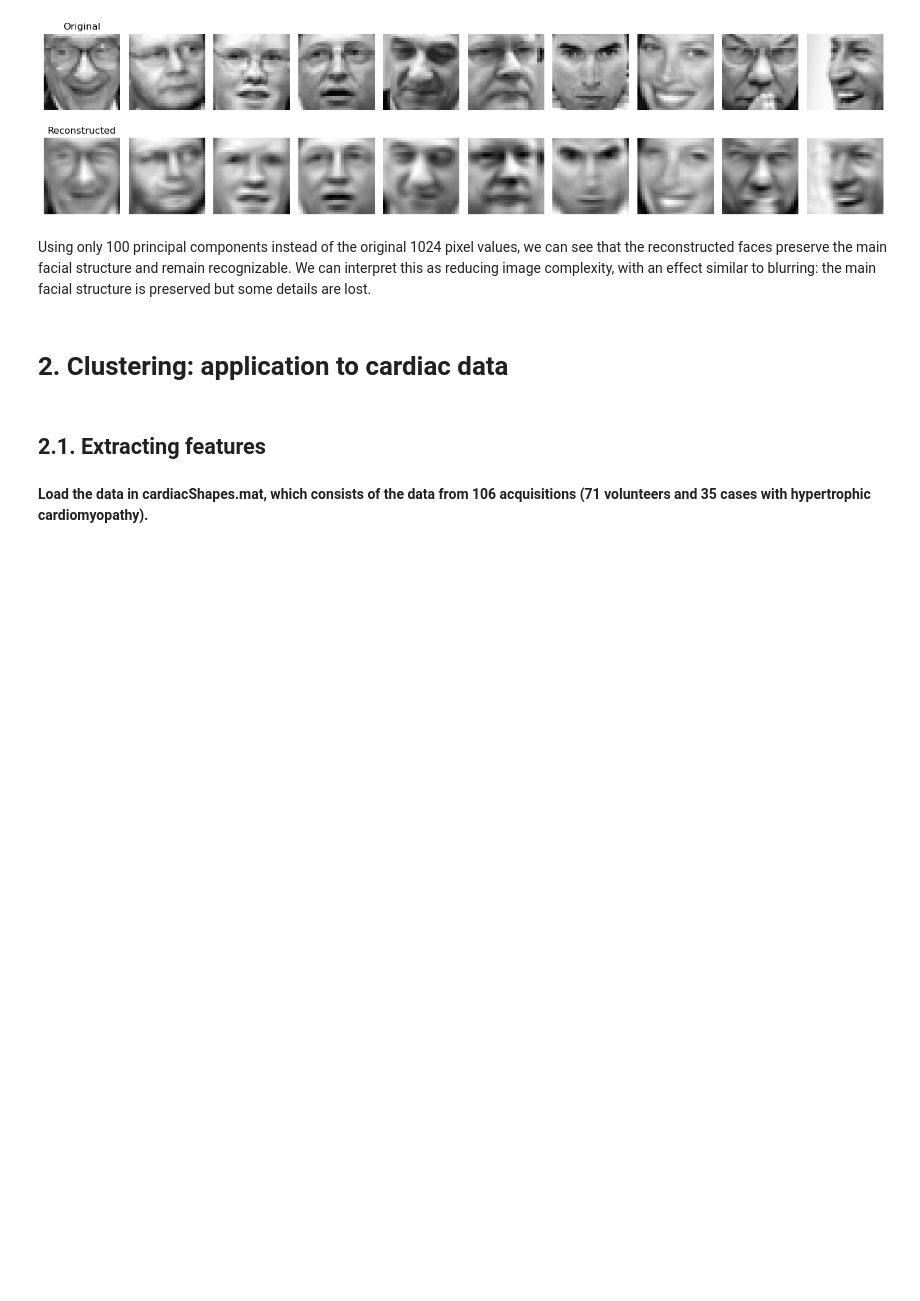
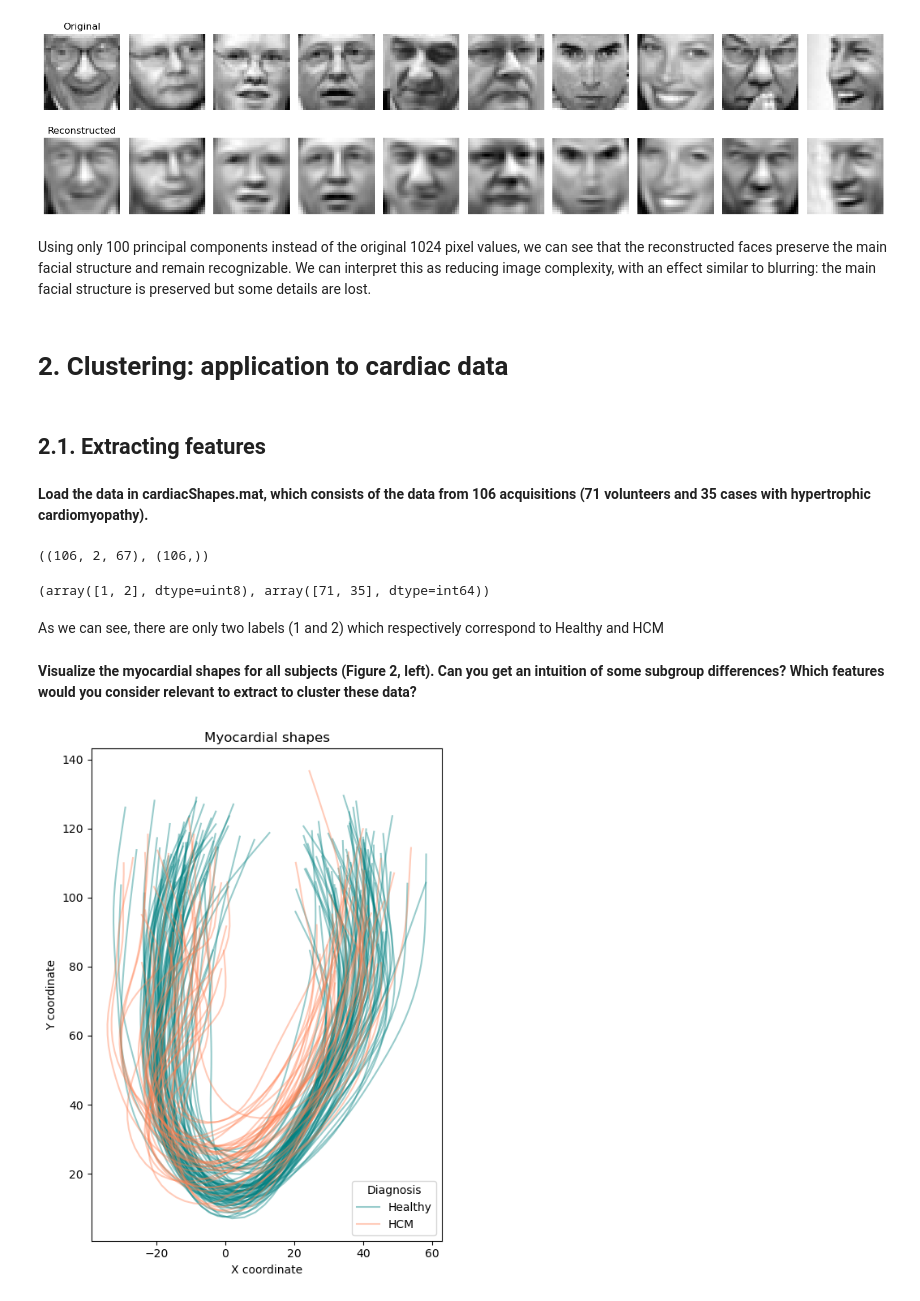
Before and after one commit to pmendez252/data_science-unsupervised_learning, a Jupyter notebook: notebooks/01_first_test_labo.ipynb, the cells around one changed output. Drawn from its saved outputs; the diff is of its cells as text; code cells hidden in the pictures; blank space fills up the shorter version.

```diff
--- a/notebooks/01_first_test_labo.ipynb
+++ b/notebooks/01_first_test_labo.ipynb
@@ -378,3 +379,50 @@ Using only 100 principal components instead of the original 1024 pixel values, w
 ## 2.1. Extracting features
 # %% [markdown]
 **Load the data in cardiacShapes.mat, which consists of the data from 106 acquisitions (71 volunteers and 35 cases with hypertrophic cardiomyopathy).**
+# %%
+data_cardiac = loadmat("../data/cardiacShapes.mat")
+
+X_cardiac = data_cardiac["shapeData"]
+
+y_cardiac = data_cardiac["labelT"].ravel()
+
+X_cardiac.shape, y_cardiac.shape
+# %% [output]
+((106, 2, 67), (106,))
+# %%
+values, counts = np.unique(y_cardiac, return_counts=True)
+
+values, counts
+# %% [output]
+(array([1, 2], dtype=uint8), array([71, 35], dtype=int64))
+# %% [markdown]
+As we can see, there are only two labels (1 and 2) which respectively correspond to Healthy and HCM
+# %% [markdown]
+**Visualize the myocardial shapes for all subjects (Figure 2, left). Can you get an intuition of some subgroup differences? Which features would you consider relevant to extract to cluster these data?**
+# %%
+labels = np.asarray(y_cardiac)
+
+fig, ax = plt.subplots(figsize=(7, 7))
+
+for value, count in zip(values, counts):
+	name, color = ("Healthy", "teal") if count == 71 else ("HCM", "coral")
+	indices = np.flatnonzero(labels == value)
+
+	for j, i in enumerate(indices):
+		ax.plot(
+			X_cardiac[i, 0, :],
+			X_cardiac[i, 1, :],
+			color=color,
+			alpha=0.4,
+			label=name if j == 0 else None,
+		)
+
+ax.set_xlabel("X coordinate")
+ax.set_ylabel("Y coordinate")
+ax.set_title("Myocardial shapes")
+ax.set_aspect("equal")
+ax.legend(title="Diagnosis")
+plt.tight_layout()
+plt.show()
+# %% [output]
+[figure, added]
```
Also changed, not shown: parts of 23 cells of this notebook.
